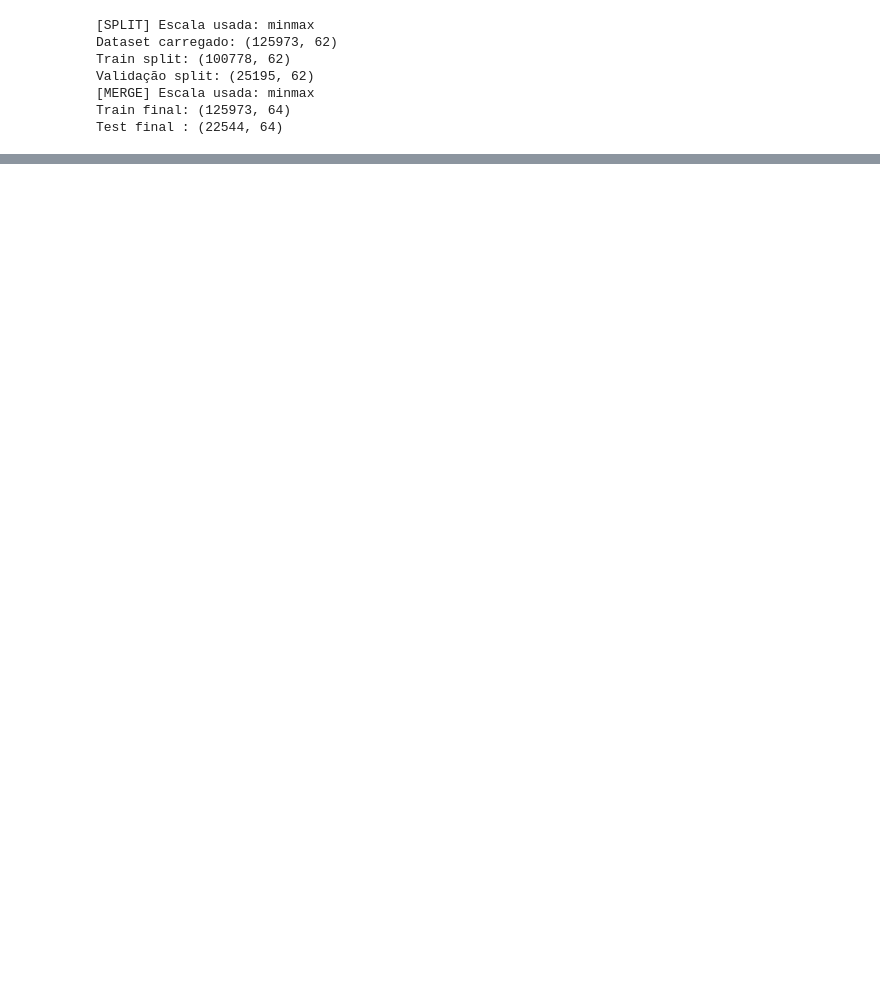
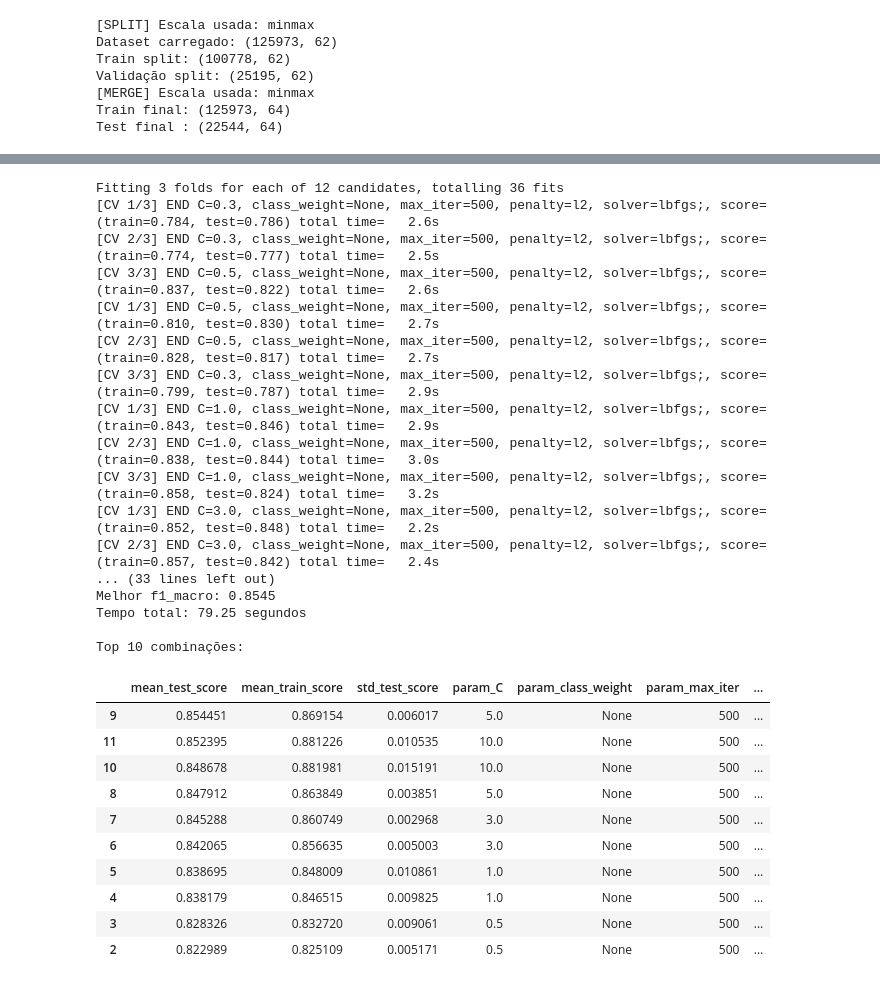
Before and after one commit to pedro-coelho-dr/ml-ids, a Jupyter notebook: notebooks/03_01_logistic_regression.ipynb, the cells around one changed output, grey strips where cells are left out. Cells and saved outputs as stored; diff of their text form; code cells hidden in the pictures; blank space fills up the shorter version.

```diff
--- a/notebooks/03_01_logistic_regression.ipynb
+++ b/notebooks/03_01_logistic_regression.ipynb
@@ -225,0 +109,33 @@ Testadas 15 combinações de hiperparâmetros
+# %%
+def run_grid_search(X, y, model, param_grid, cv=3, scoring='f1_macro'):
+    grid = GridSearchCV(
+        estimator=model,
+        param_grid=param_grid,
+        scoring=scoring,
+        cv=cv,
+        verbose=3,
+        n_jobs=-1,
+        return_train_score=True
+    )
+
+    start = time.time()
+    grid.fit(X, y)
+    duration = time.time() - start
+
+    results_df = pd.DataFrame(grid.cv_results_)
+    results_df = results_df.sort_values(by="mean_test_score", ascending=False)
+
+    print("\nMelhores parâmetros encontrados:")
+    for k, v in grid.best_params_.items():
+        print(f"  {k}: {v}")
+    print(f"\nMelhor {scoring}: {grid.best_score_:.4f}")
+    print(f"Tempo total: {duration:.2f} segundos")
+
+    display_columns = [
+        'mean_test_score', 'mean_train_score', 'std_test_score'
+    ] + [col for col in results_df.columns if col.startswith('param_')]
+
+    print("\nTop 10 combinações:")
+    display(results_df[display_columns].head(10))
+
+    return grid, results_df
@@ -225,0 +208,40 @@ Testadas 15 combinações de hiperparâmetros
+# %%
+param_grid_logreg2 = {
+    'C': [0.3, 0.5, 1.0, 3.0, 5.0, 10.0],
+    'solver': ['lbfgs', 'saga'],
+    'penalty': ['l2'],
+    'class_weight': [None],
+    'max_iter': [500]
+}
+
+logreg_model = LogisticRegression()
+grid, results_df = run_grid_search(X_train, y_train, logreg_model, param_grid_logreg2)
+# %% [output]
+Fitting 3 folds for each of 12 candidates, totalling 36 fits
+[CV 1/3] END C=0.3, class_weight=None, max_iter=500, penalty=l2, solver=lbfgs;, score=(train=0.784, test=0.786) total time=   2.6s
+[CV 2/3] END C=0.3, class_weight=None, max_iter=500, penalty=l2, solver=lbfgs;, score=(train=0.774, test=0.777) total time=   2.5s
+[CV 3/3] END C=0.5, class_weight=None, max_iter=500, penalty=l2, solver=lbfgs;, score=(train=0.837, test=0.822) total time=   2.6s
+[CV 1/3] END C=0.5, class_weight=None, max_iter=500, penalty=l2, solver=lbfgs;, score=(train=0.810, test=0.830) total time=   2.7s
+[CV 2/3] END C=0.5, class_weight=None, max_iter=500, penalty=l2, solver=lbfgs;, score=(train=0.828, test=0.817) total time=   2.7s
+[CV 3/3] END C=0.3, class_weight=None, max_iter=500, penalty=l2, solver=lbfgs;, score=(train=0.799, test=0.787) total time=   2.9s
+[CV 1/3] END C=1.0, class_weight=None, max_iter=500, penalty=l2, solver=lbfgs;, score=(train=0.843, test=0.846) total time=   2.9s
+[CV 2/3] END C=1.0, class_weight=None, max_iter=500, penalty=l2, solver=lbfgs;, score=(train=0.838, test=0.844) total time=   3.0s
+[CV 3/3] END C=1.0, class_weight=None, max_iter=500, penalty=l2, solver=lbfgs;, score=(train=0.858, test=0.824) total time=   3.2s
+[CV 1/3] END C=3.0, class_weight=None, max_iter=500, penalty=l2, solver=lbfgs;, score=(train=0.852, test=0.848) total time=   2.2s
+[CV 2/3] END C=3.0, class_weight=None, max_iter=500, penalty=l2, solver=lbfgs;, score=(train=0.857, test=0.842) total time=   2.4s
+... (33 lines left out)
+Melhor f1_macro: 0.8545
+Tempo total: 79.25 segundos
+
+Top 10 combinações:
+|  | mean_test_score | mean_train_score | std_test_score | param_C | param_class_weight | param_max_iter | ... |
+| 9 | 0.854451 | 0.869154 | 0.006017 | 5.0 | None | 500 | ... |
+| 11 | 0.852395 | 0.881226 | 0.010535 | 10.0 | None | 500 | ... |
+| 10 | 0.848678 | 0.881981 | 0.015191 | 10.0 | None | 500 | ... |
+| 8 | 0.847912 | 0.863849 | 0.003851 | 5.0 | None | 500 | ... |
+| 7 | 0.845288 | 0.860749 | 0.002968 | 3.0 | None | 500 | ... |
+| 6 | 0.842065 | 0.856635 | 0.005003 | 3.0 | None | 500 | ... |
+| 5 | 0.838695 | 0.848009 | 0.010861 | 1.0 | None | 500 | ... |
+| 4 | 0.838179 | 0.846515 | 0.009825 | 1.0 | None | 500 | ... |
+| 3 | 0.828326 | 0.832720 | 0.009061 | 0.5 | None | 500 | ... |
+| 2 | 0.822989 | 0.825109 | 0.005171 | 0.5 | None | 500 | ... |
```
Also changed, not shown: parts of 22 cells of this notebook, 35 other files.
